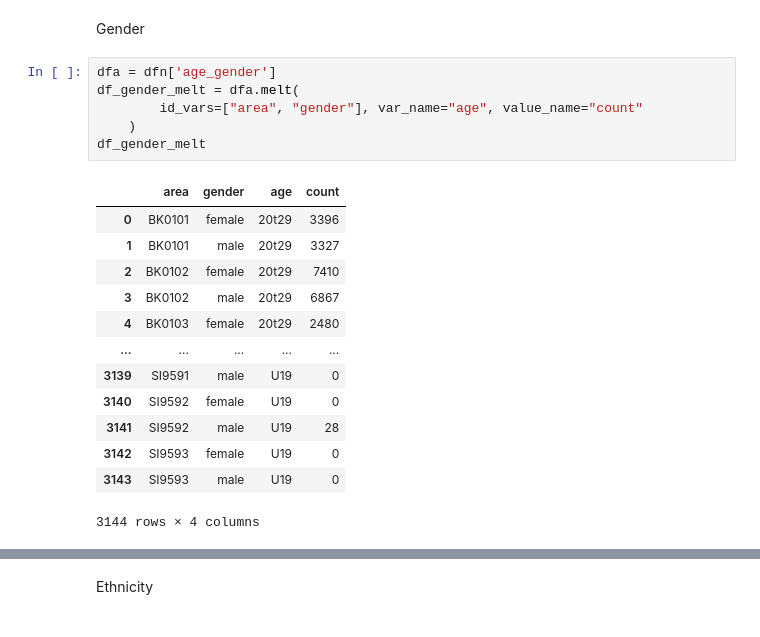
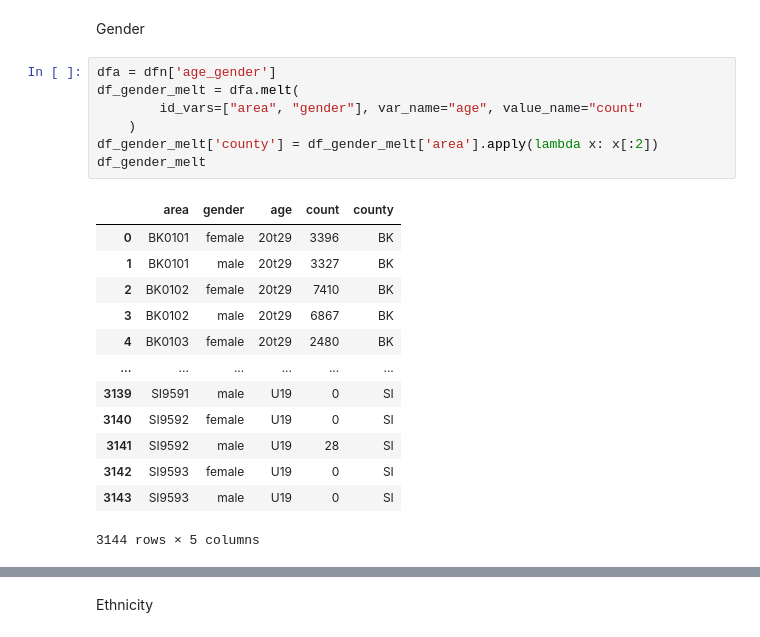
Before and after one commit to AgentTorch/AgentTorch, a Jupyter notebook: simulator_data/step1/transform_input.ipynb, the cells around one changed output, grey strips where cells are left out. Saved outputs shown, nothing was run; the diff lists cells and outputs as text.

Commit message:
added county column

```diff
--- a/simulator_data/step1/transform_input.ipynb
+++ b/simulator_data/step1/transform_input.ipynb
@@ -137,20 +190,21 @@ Gender
 # %%
 dfa = dfn['age_gender']
 df_gender_melt = dfa.melt(
         id_vars=["area", "gender"], var_name="age", value_name="count"
     )
+df_gender_melt['county'] = df_gender_melt['area'].apply(lambda x: x[:2])
 df_gender_melt
 # %% [output]
-|  | area | gender | age | count |
-| 0 | BK0101 | female | 20t29 | 3396 |
-| 1 | BK0101 | male | 20t29 | 3327 |
-| 2 | BK0102 | female | 20t29 | 7410 |
-| 3 | BK0102 | male | 20t29 | 6867 |
-| 4 | BK0103 | female | 20t29 | 2480 |
-| ... | ... | ... | ... | ... |
-| 3139 | SI9591 | male | U19 | 0 |
-| 3140 | SI9592 | female | U19 | 0 |
-| 3141 | SI9592 | male | U19 | 28 |
-| 3142 | SI9593 | female | U19 | 0 |
-| 3143 | SI9593 | male | U19 | 0 |
+|  | area | gender | age | count | county |
+| 0 | BK0101 | female | 20t29 | 3396 | BK |
+| 1 | BK0101 | male | 20t29 | 3327 | BK |
+| 2 | BK0102 | female | 20t29 | 7410 | BK |
+| 3 | BK0102 | male | 20t29 | 6867 | BK |
+| 4 | BK0103 | female | 20t29 | 2480 | BK |
+| ... | ... | ... | ... | ... | ... |
+| 3139 | SI9591 | male | U19 | 0 | SI |
+| 3140 | SI9592 | female | U19 | 0 | SI |
+| 3141 | SI9592 | male | U19 | 28 | SI |
+| 3142 | SI9593 | female | U19 | 0 | SI |
+| 3143 | SI9593 | male | U19 | 0 | SI |
-3144 rows × 4 columns
+3144 rows × 5 columns
```
Also changed, not shown: parts of 7 cells of this notebook.
